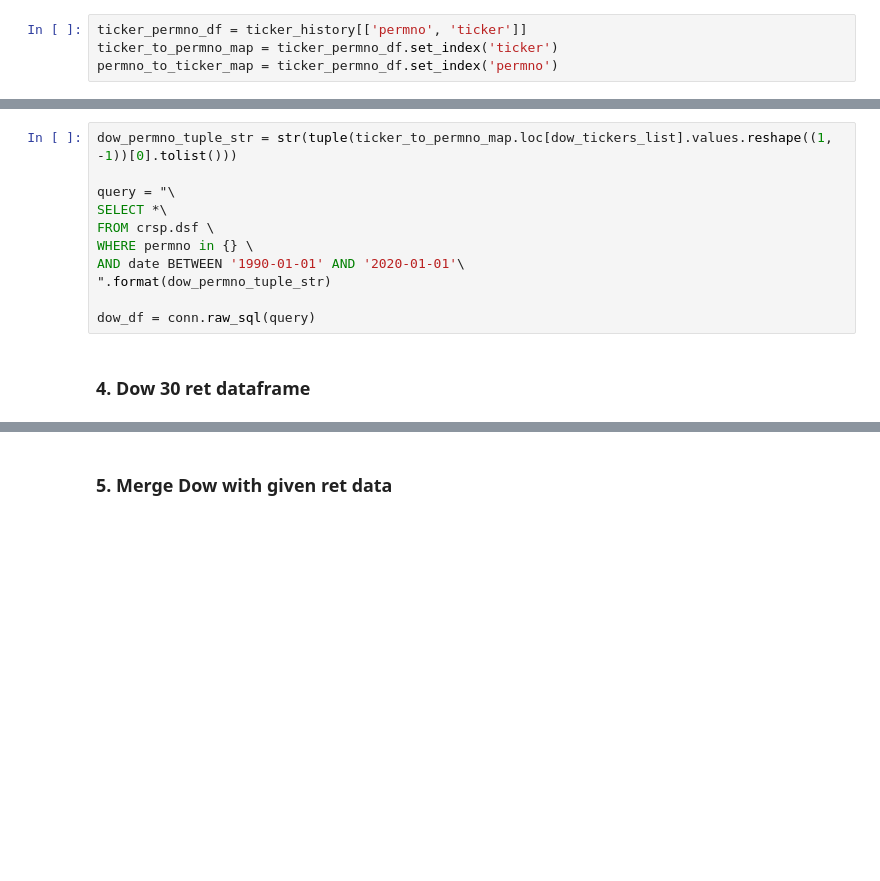
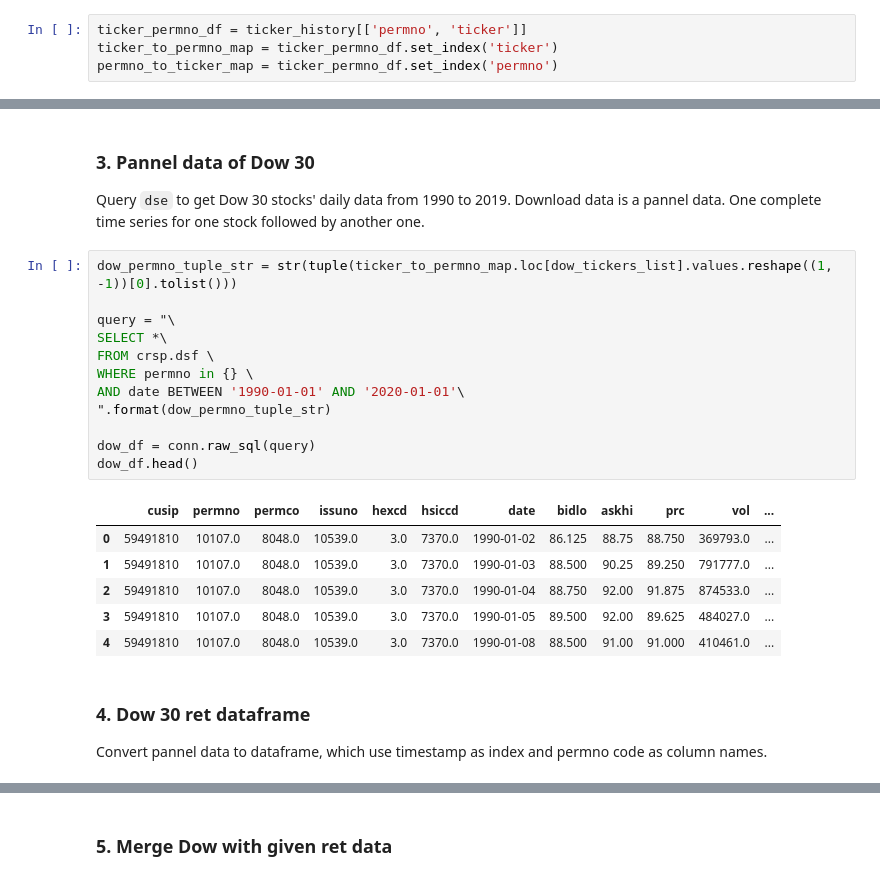
Before and after one commit to ChengLuFred/Portfolio-Selection-via-TBN, a Jupyter notebook: codes/experiment/WRDS_database.ipynb, the cells around one changed output, grey strips where cells are left out. Saved outputs shown, nothing was run; the diff lists cells and outputs as text; blank space fills up the shorter version.

```diff
--- a/codes/experiment/WRDS_database.ipynb
+++ b/codes/experiment/WRDS_database.ipynb
@@ -245,16 +228,30 @@ permno_to_ticker_map.loc[not_complete_ticker_list]
+# %% [markdown]
+### 3. Pannel data of Dow 30
+
+Query `dse` to get Dow 30 stocks' daily data from 1990 to 2019. Download data is a pannel data. One complete time series for one stock followed by another one.
 # %%
 dow_permno_tuple_str = str(tuple(ticker_to_permno_map.loc[dow_tickers_list].values.reshape((1, -1))[0].tolist()))
 
 query = "\
 SELECT *\
 FROM crsp.dsf \
 WHERE permno in {} \
 AND date BETWEEN '1990-01-01' AND '2020-01-01'\
 ".format(dow_permno_tuple_str)
 
 dow_df = conn.raw_sql(query)
+dow_df.head()
+# %% [output]
+|  | cusip | permno | permco | issuno | hexcd | hsiccd | date | bidlo | askhi | prc | vol | ... |
+| 0 | 59491810 | 10107.0 | 8048.0 | 10539.0 | 3.0 | 7370.0 | 1990-01-02 | 86.125 | 88.75 | 88.750 | 369793.0 | ... |
+| 1 | 59491810 | 10107.0 | 8048.0 | 10539.0 | 3.0 | 7370.0 | 1990-01-03 | 88.500 | 90.25 | 89.250 | 791777.0 | ... |
+| 2 | 59491810 | 10107.0 | 8048.0 | 10539.0 | 3.0 | 7370.0 | 1990-01-04 | 88.750 | 92.00 | 91.875 | 874533.0 | ... |
+| 3 | 59491810 | 10107.0 | 8048.0 | 10539.0 | 3.0 | 7370.0 | 1990-01-05 | 89.500 | 92.00 | 89.625 | 484027.0 | ... |
+| 4 | 59491810 | 10107.0 | 8048.0 | 10539.0 | 3.0 | 7370.0 | 1990-01-08 | 88.500 | 91.00 | 91.000 | 410461.0 | ... |
-# %% [markdown]
-### 4. Dow 30 ret dataframe
+# %% [markdown]
+### 4. Dow 30 ret dataframe
+
+Convert pannel data to dataframe, which use timestamp as index and permno code as column names.
 # %%
 dow_df = dow_df.set_index(['permno', 'date'])
 dow_ret_df = dow_df['ret']
```
Also changed, not shown: parts of 27 cells of this notebook, 23 other files.
